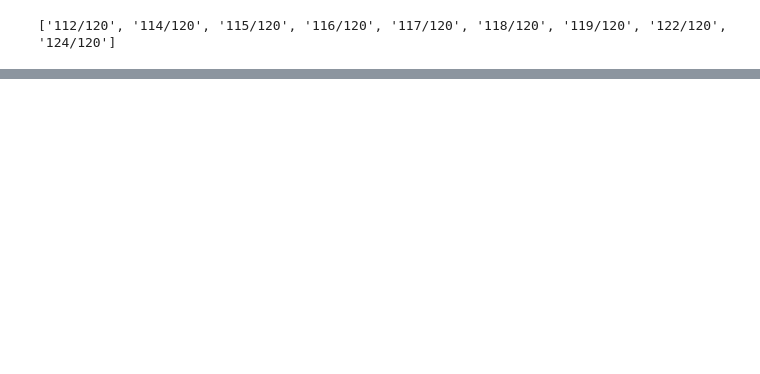
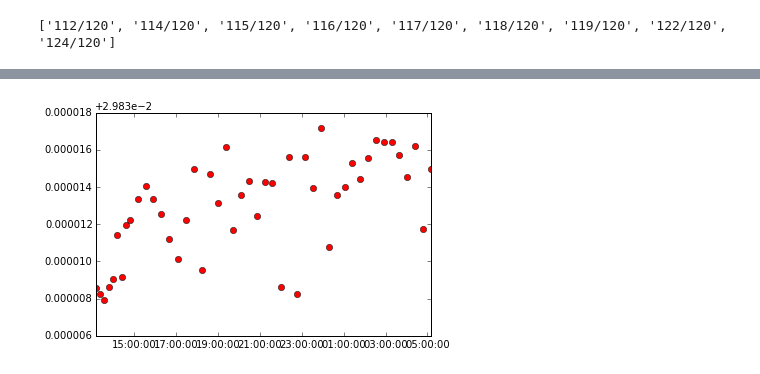
Before and after one commit to Marfster/NU_Plasma, a Jupyter notebook: Nu Plasma Evaluation - internal norm.ipynb, the cells around one changed output, grey strips where cells are left out. Saved outputs shown, nothing was run; the diff lists cells and outputs as text; code cells hidden in the pictures; blank space fills up the shorter version.

```diff
--- a/Nu Plasma Evaluation - internal norm.ipynb
+++ b/Nu Plasma Evaluation - internal norm.ipynb
@@ -125,7 +152,8 @@ for sample in files_1:
 # %%
-#df_external_norm.set_index("date", inplace = True)
+df_internal_norm= df_internal_norm.set_index("date")
 columns = ["cycle", "sample"]
 columns.extend(data_sample_column)
 columns.extend(sorted(data_sample_raw.drop("cycle", axis=1).columns))
-df_external_sub = pd.DataFrame(df_external_norm, columns = columns)
-df_external_sub.to_csv(path_sav + "Sn_H9_L4_internal_corr_all.csv")
+df_internal_sub = pd.DataFrame(df_internal_norm, columns = columns)
+df_internal_sub
+#df_external_sub.to_csv(path_sav + "Sn_H9_L4_internal_corr_all.csv")
@@ -165,0 +180,10 @@ new.groupby("sample").agg([np.mean, np.std, np.size])
+# %%
+def SE(x):
+    SE = np.std(x) / x.count()
+    return SE
+
+df_internal_norm_mean = df_internal_sub.drop("cycle", axis=1).groupby(df_internal_sub.index).mean()
+df_internal_norm_mean_sd = df_internal_sub.drop("cycle", axis=1).groupby(df_internal_sub.index).agg([np.mean, SE])
+df_internal_norm_mean["sample"] = df_internal_norm[df_internal_norm["cycle"] == 1]["sample"]
+df_internal_norm_mean_sd["sample"] = df_internal_norm[df_internal_norm["cycle"] == 1]["sample"]
+df_internal_norm_mean_sd["118/120"]
@@ -165,0 +209,7 @@ new.groupby("sample").agg([np.mean, np.std, np.size])
+# %%
+plot_Nist = df_internal_norm_mean[df_internal_norm_mean["sample"] != "blank sol"]
+plot_Nist = df_internal_norm_mean[(df_internal_norm_mean["118"] >= 2)]
+dataplot = plot(plot_Nist.index, plot_Nist["112/120"], "ro")
+show(dataplot)
+# %% [output]
+[figure, added]
```
Also changed, not shown: parts of 18 cells of this notebook.
